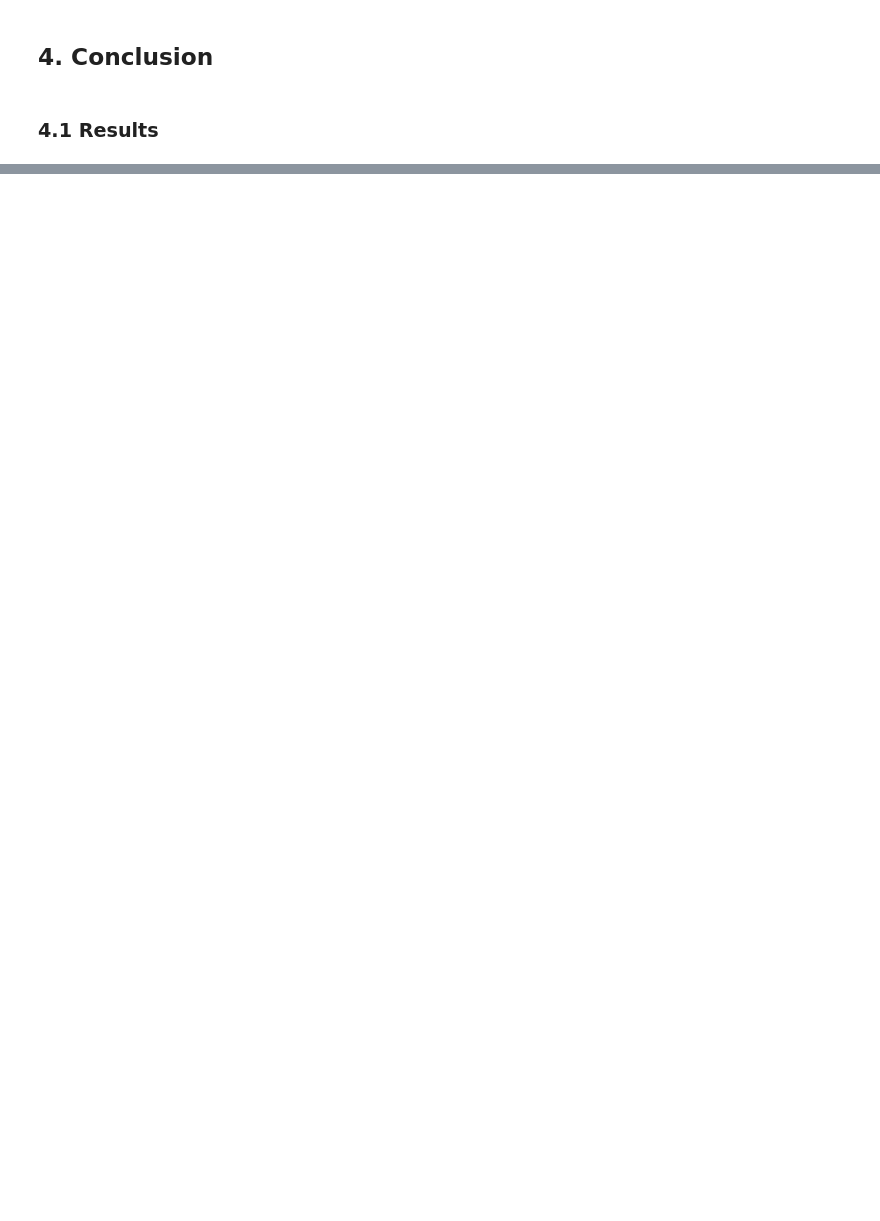
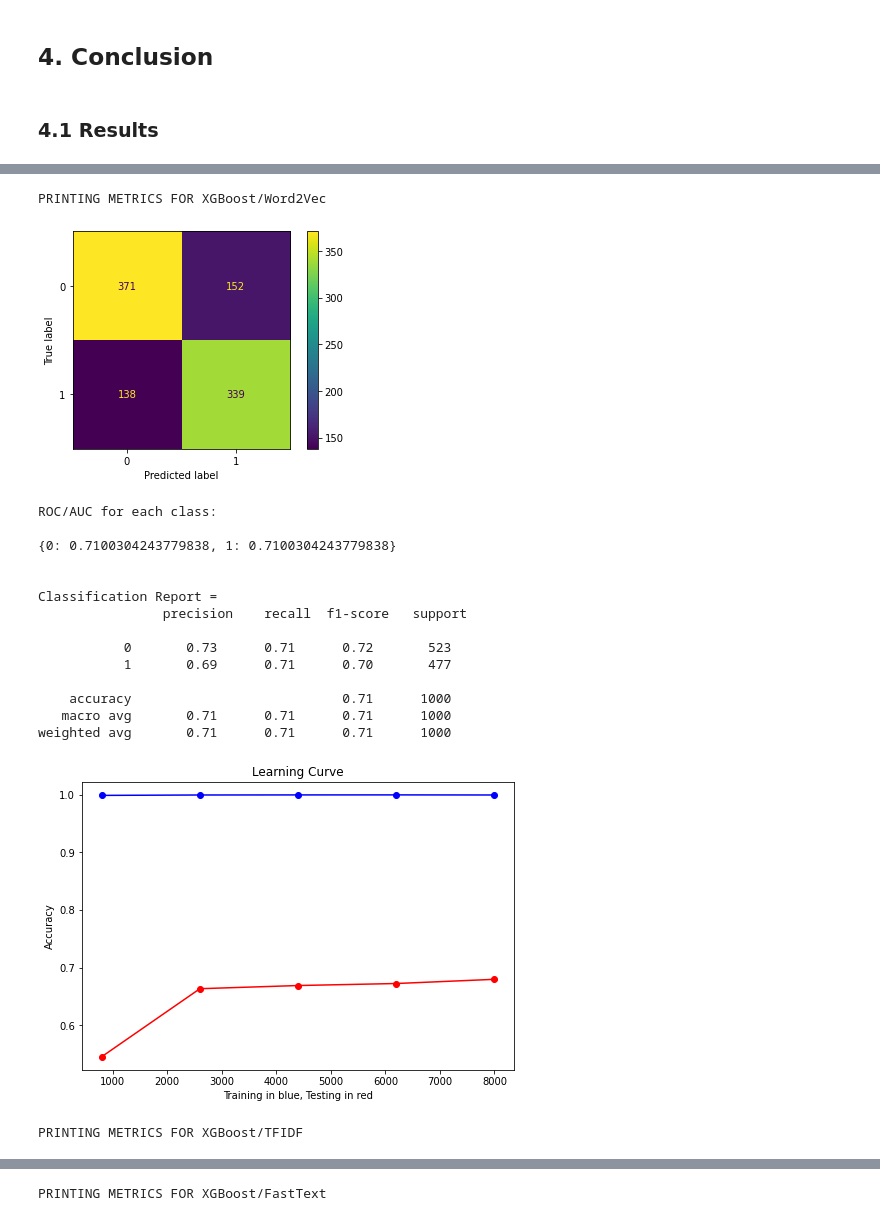
Before and after one commit to Popusa/sentiment-analysis-yelp, a Jupyter notebook: sarcasm_detection/code/sarcasm_detection_ml.ipynb, the cells around one changed output, grey strips where cells are left out. Saved outputs shown, nothing was run; the diff lists cells and outputs as text; code cells hidden in the pictures; blank space fills up the shorter version.

```diff
--- a/sarcasm_detection/code/sarcasm_detection_ml.ipynb
+++ b/sarcasm_detection/code/sarcasm_detection_ml.ipynb
@@ -407,0 +652,25 @@ for i in range(4):
+# %%
+if PRINT_METRICS:
+    show_metrics('XGBoost/Word2Vec',all_models[3]['xgb_clf_w2v'],validation_set_w2v,validation_labels_w2v,all_models[3]['xgb_clf_w2v_preds'],X_W2V,y,5)
+    show_metrics('XGBoost/TFIDF',all_models[3]['xgb_clf_tfidf'],validation_set_tfidf,validation_labels_tfidf,all_models[3]['xgb_clf_tfidf_preds'],\
+                np.concatenate([train_set_tfidf,validation_set_tfidf,test_set_tfidf]),y,5)
+    show_metrics('XGBoost/FastText',all_models[3]['xgb_clf_ft'],validation_set_ft,validation_labels_ft,all_models[3]['xgb_clf_ft_preds'],X_FT,y,5)
+# %% [output]
+PRINTING METRICS FOR XGBoost/Word2Vec
+[figure, added]
+ROC/AUC for each class:
+
+{0: 0.7100304243779838, 1: 0.7100304243779838}
+
+
+Classification Report =
+                precision    recall  f1-score   support
+
+           0       0.73      0.71      0.72       523
+           1       0.69      0.71      0.70       477
+
+    accuracy                           0.71      1000
+   macro avg       0.71      0.71      0.71      1000
+weighted avg       0.71      0.71      0.71      1000
+[figure, added]
+PRINTING METRICS FOR XGBoost/TFIDF
@@ -407,0 +693 @@ for i in range(4):
+PRINTING METRICS FOR XGBoost/FastText
```
Also changed, not shown: parts of 53 cells of this notebook, 2 other files.
